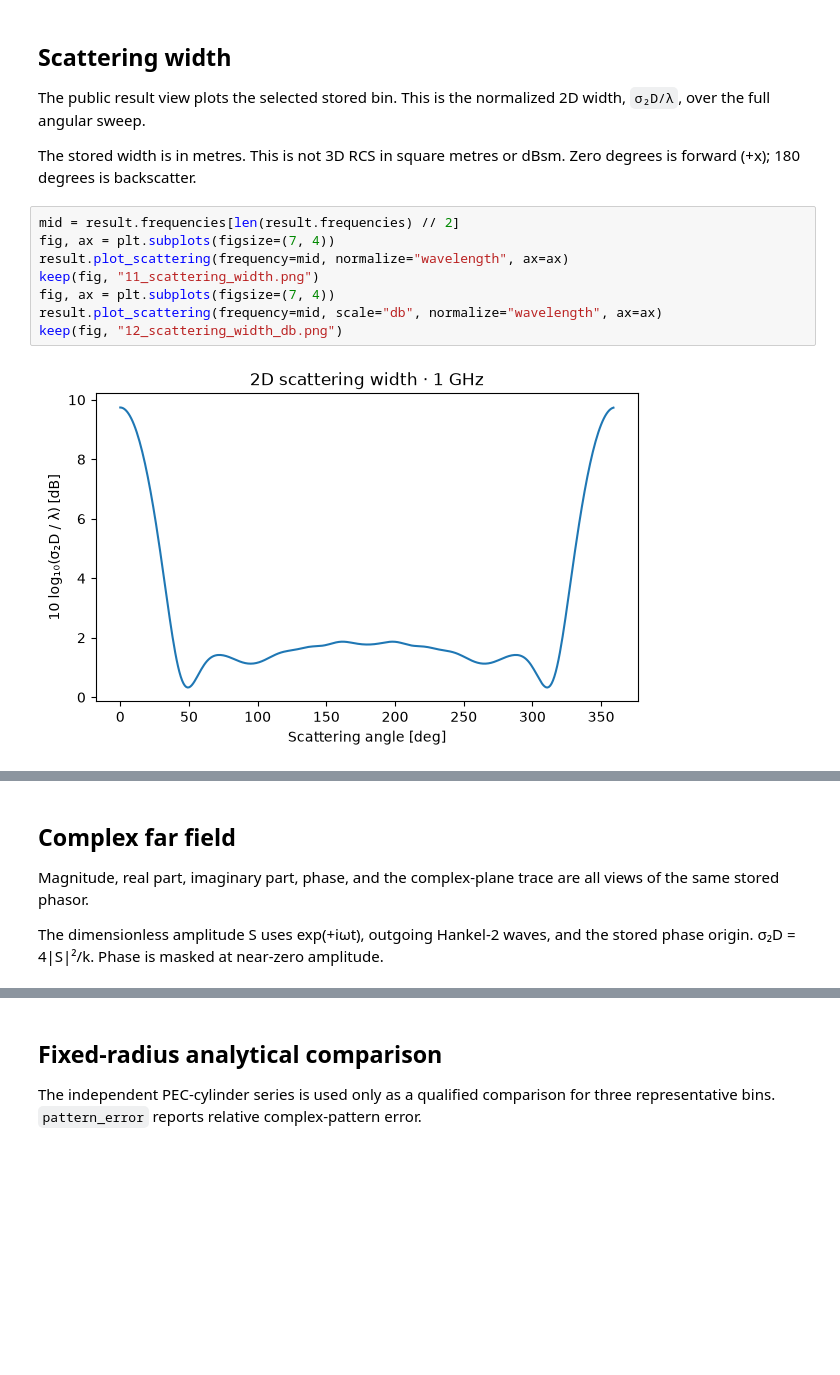
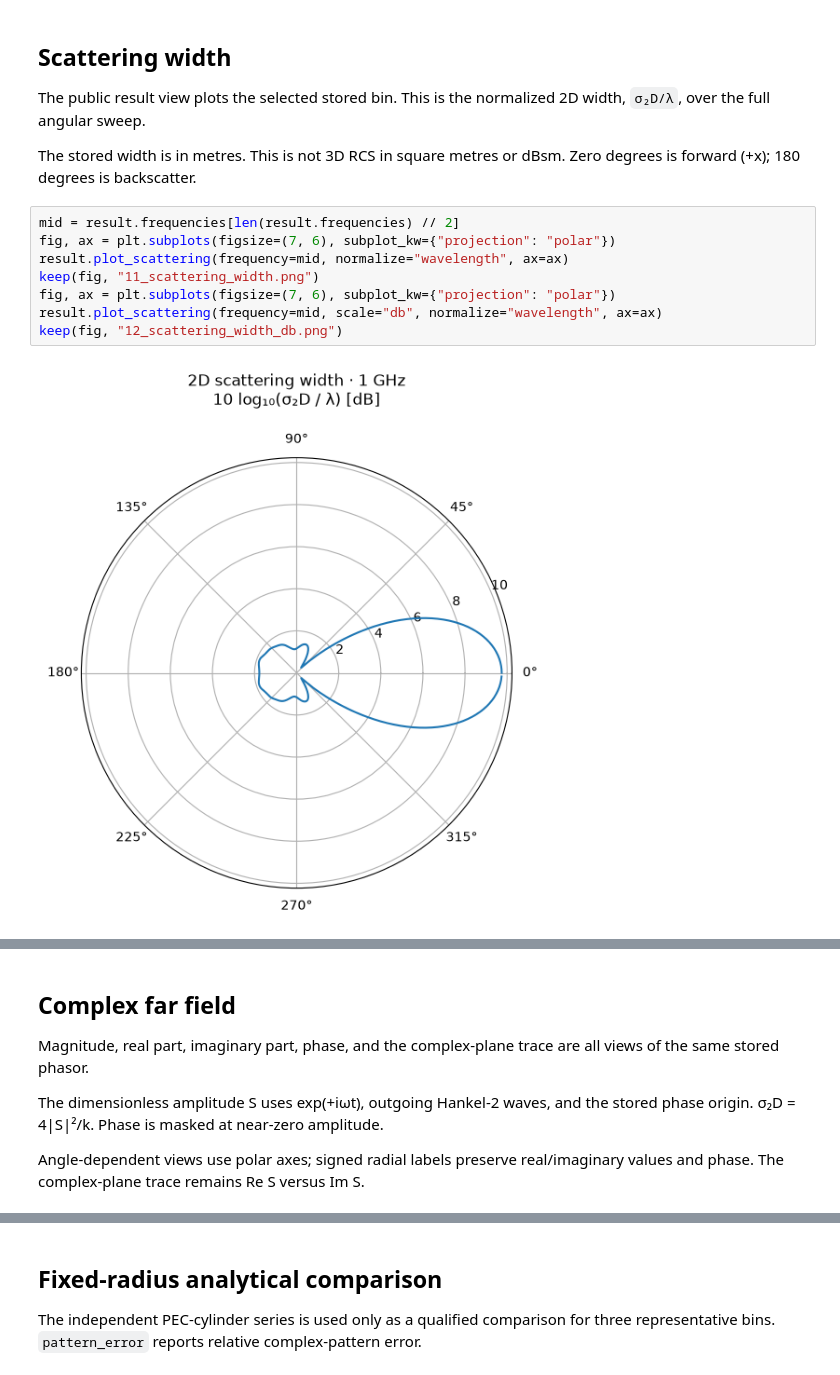
Before and after one commit to SolverNotConverging/FDTD_ML, a Jupyter notebook: notebooks/02_gpu_scattering_and_far_field.ipynb, the cells around one changed output, grey strips where cells are left out. Drawn from its saved outputs; the diff is of its cells as text; blank space fills up the shorter version.

Commit message:
Use polar axes for angle-dependent scattering plots

```diff
--- a/notebooks/02_gpu_scattering_and_far_field.ipynb
+++ b/notebooks/02_gpu_scattering_and_far_field.ipynb
@@ -58,11 +58,11 @@ The public result view plots the selected stored bin. This is the normalized 2D
 The stored width is in metres. This is not 3D RCS in square metres or dBsm. Zero degrees is forward (+x); 180 degrees is backscatter.
 # %%
 mid = result.frequencies[len(result.frequencies) // 2]
-fig, ax = plt.subplots(figsize=(7, 4))
+fig, ax = plt.subplots(figsize=(7, 6), subplot_kw={"projection": "polar"})
 result.plot_scattering(frequency=mid, normalize="wavelength", ax=ax)
 keep(fig, "11_scattering_width.png")
-fig, ax = plt.subplots(figsize=(7, 4))
+fig, ax = plt.subplots(figsize=(7, 6), subplot_kw={"projection": "polar"})
 result.plot_scattering(frequency=mid, scale="db", normalize="wavelength", ax=ax)
 keep(fig, "12_scattering_width_db.png")
 # %% [output]
-[figure, old version]
+[figure, new version]
@@ -74,5 +74,7 @@ keep(fig, "12_scattering_width_db.png")
 Magnitude, real part, imaginary part, phase, and the complex-plane trace are all views of the same stored phasor.
 
 The dimensionless amplitude S uses exp(+iωt), outgoing Hankel-2 waves, and the stored phase origin. σ₂D = 4|S|²/k. Phase is masked at near-zero amplitude.
+
+Angle-dependent views use polar axes; signed radial labels preserve real/imaginary values and phase. The complex-plane trace remains Re S versus Im S.
 # %%
 for component in ("magnitude", "real", "imag", "phase", "complex"):
```
Also changed, not shown: parts of 3 cells of this notebook, 3 other files.
